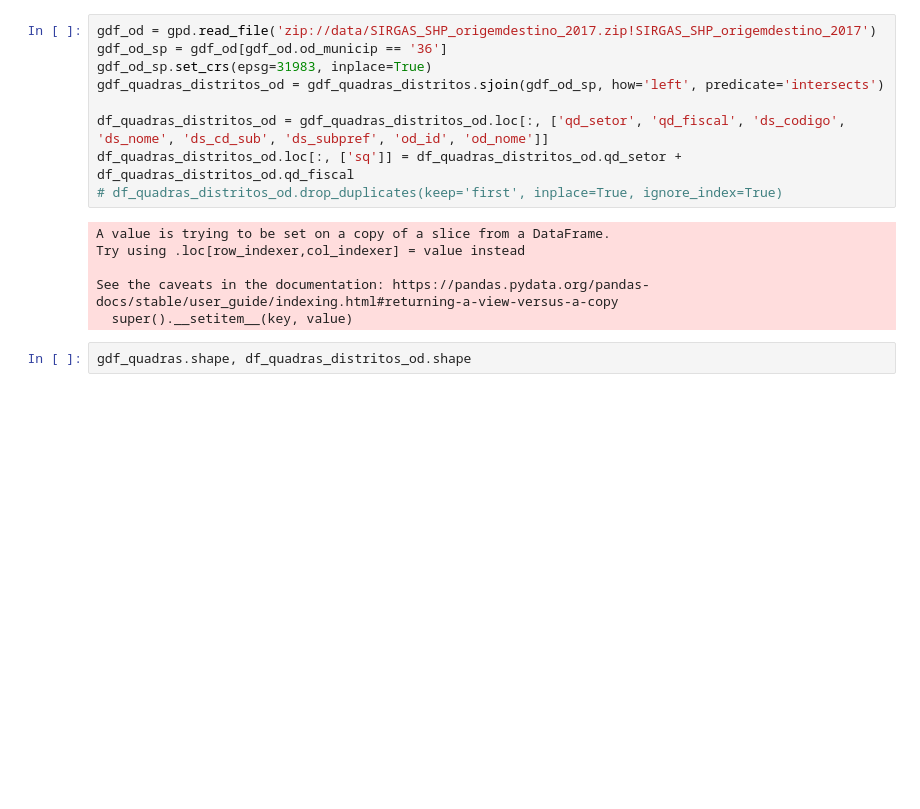
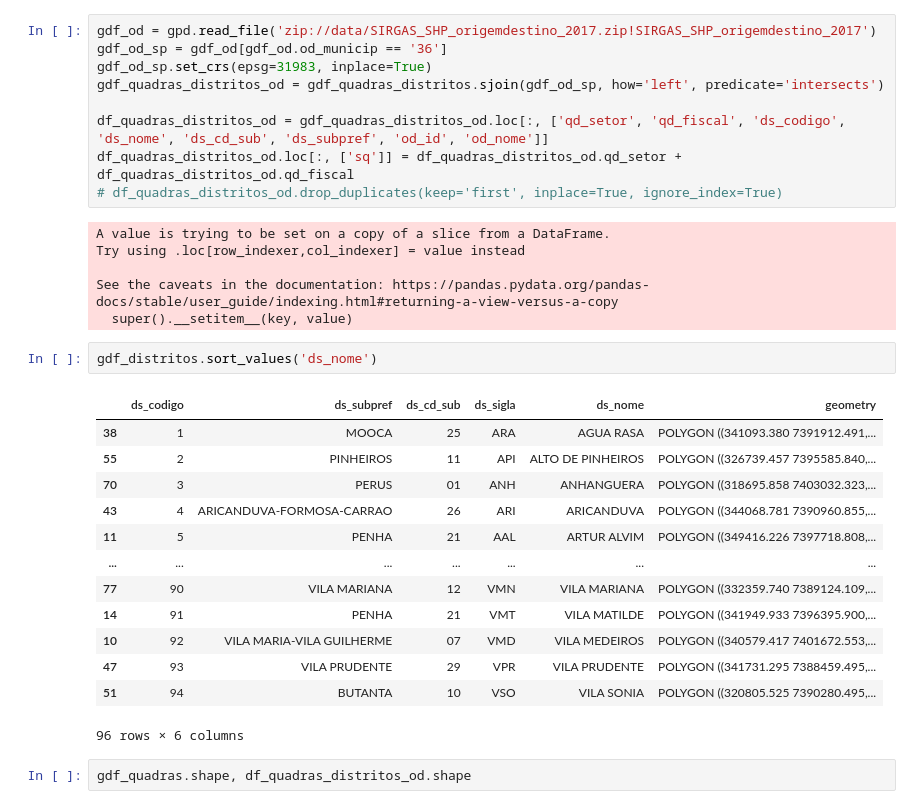
Before and after one commit to cem-usp/dash-iptu, a Jupyter notebook: 01 - Preparando dados do IPTU de 2022.ipynb, the cells around one changed output. Drawn from its saved outputs; the diff is of its cells as text; blank space fills up the shorter version.

```diff
--- a/01 - Preparando dados do IPTU de 2022.ipynb
+++ b/01 - Preparando dados do IPTU de 2022.ipynb
@@ -45,6 +50,22 @@ Try using .loc[row_indexer,col_indexer] = value instead
 
 See the caveats in the documentation: https://pandas.pydata.org/pandas-docs/stable/user_guide/indexing.html#returning-a-view-versus-a-copy
   super().__setitem__(key, value)
+# %%
+gdf_distritos.sort_values('ds_nome')
+# %% [output]
+|  | ds_codigo | ds_subpref | ds_cd_sub | ds_sigla | ds_nome | geometry |
+| 38 | 1 | MOOCA | 25 | ARA | AGUA RASA | POLYGON ((341093.380 7391912.491,... |
+| 55 | 2 | PINHEIROS | 11 | API | ALTO DE PINHEIROS | POLYGON ((326739.457 7395585.840,... |
+| 70 | 3 | PERUS | 01 | ANH | ANHANGUERA | POLYGON ((318695.858 7403032.323,... |
+| 43 | 4 | ARICANDUVA-FORMOSA-CARRAO | 26 | ARI | ARICANDUVA | POLYGON ((344068.781 7390960.855,... |
+| 11 | 5 | PENHA | 21 | AAL | ARTUR ALVIM | POLYGON ((349416.226 7397718.808,... |
+| ... | ... | ... | ... | ... | ... | ... |
+| 77 | 90 | VILA MARIANA | 12 | VMN | VILA MARIANA | POLYGON ((332359.740 7389124.109,... |
+| 14 | 91 | PENHA | 21 | VMT | VILA MATILDE | POLYGON ((341949.933 7396395.900,... |
+| 10 | 92 | VILA MARIA-VILA GUILHERME | 07 | VMD | VILA MEDEIROS | POLYGON ((340579.417 7401672.553,... |
+| 47 | 93 | VILA PRUDENTE | 29 | VPR | VILA PRUDENTE | POLYGON ((341731.295 7388459.495,... |
+| 51 | 94 | BUTANTA | 10 | VSO | VILA SONIA | POLYGON ((320805.525 7390280.495,... |
+96 rows × 6 columns
 # %%
 gdf_quadras.shape, df_quadras_distritos_od.shape
 # %% [output]
```
Also changed, not shown: parts of 2 cells of this notebook, 3 other files.
